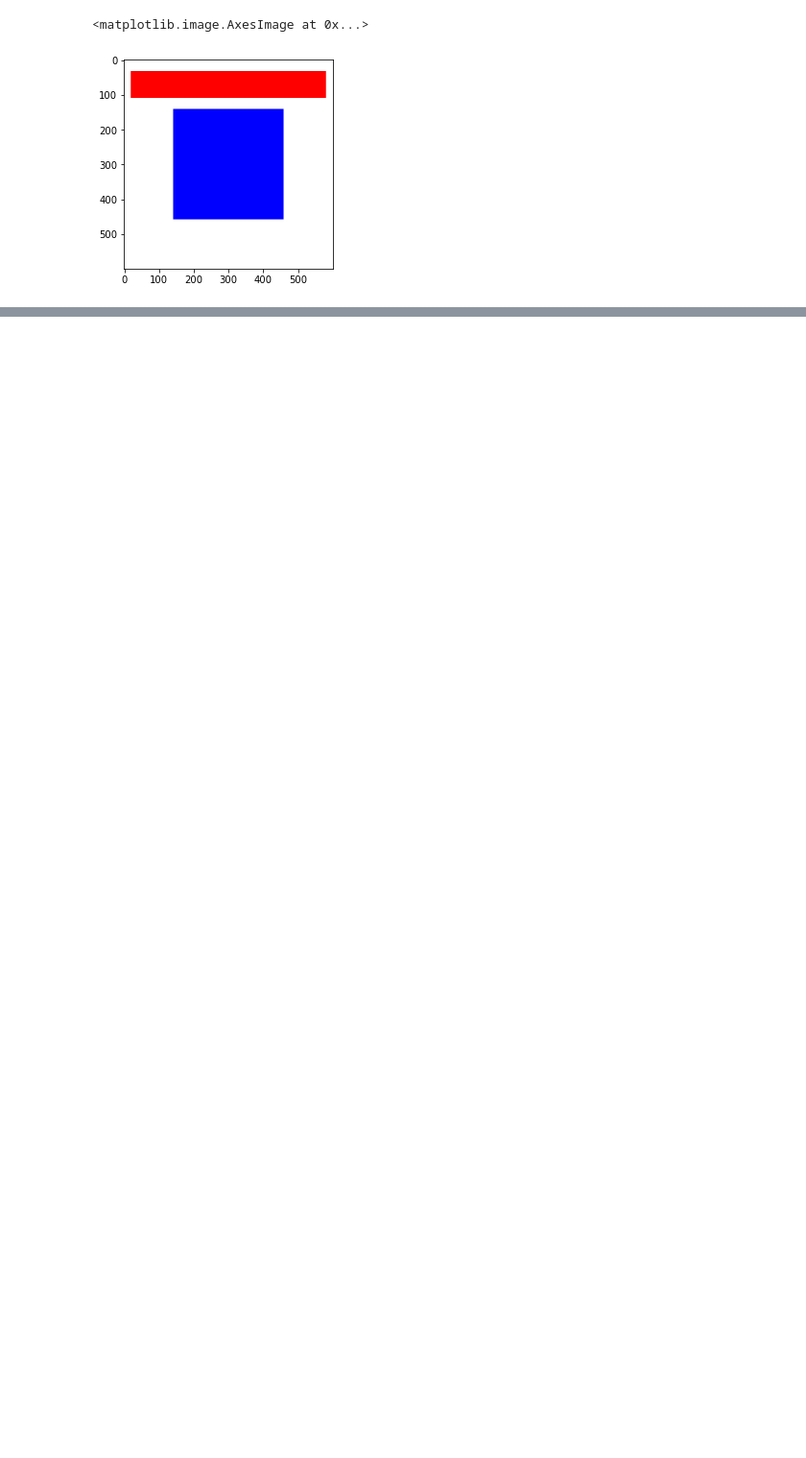
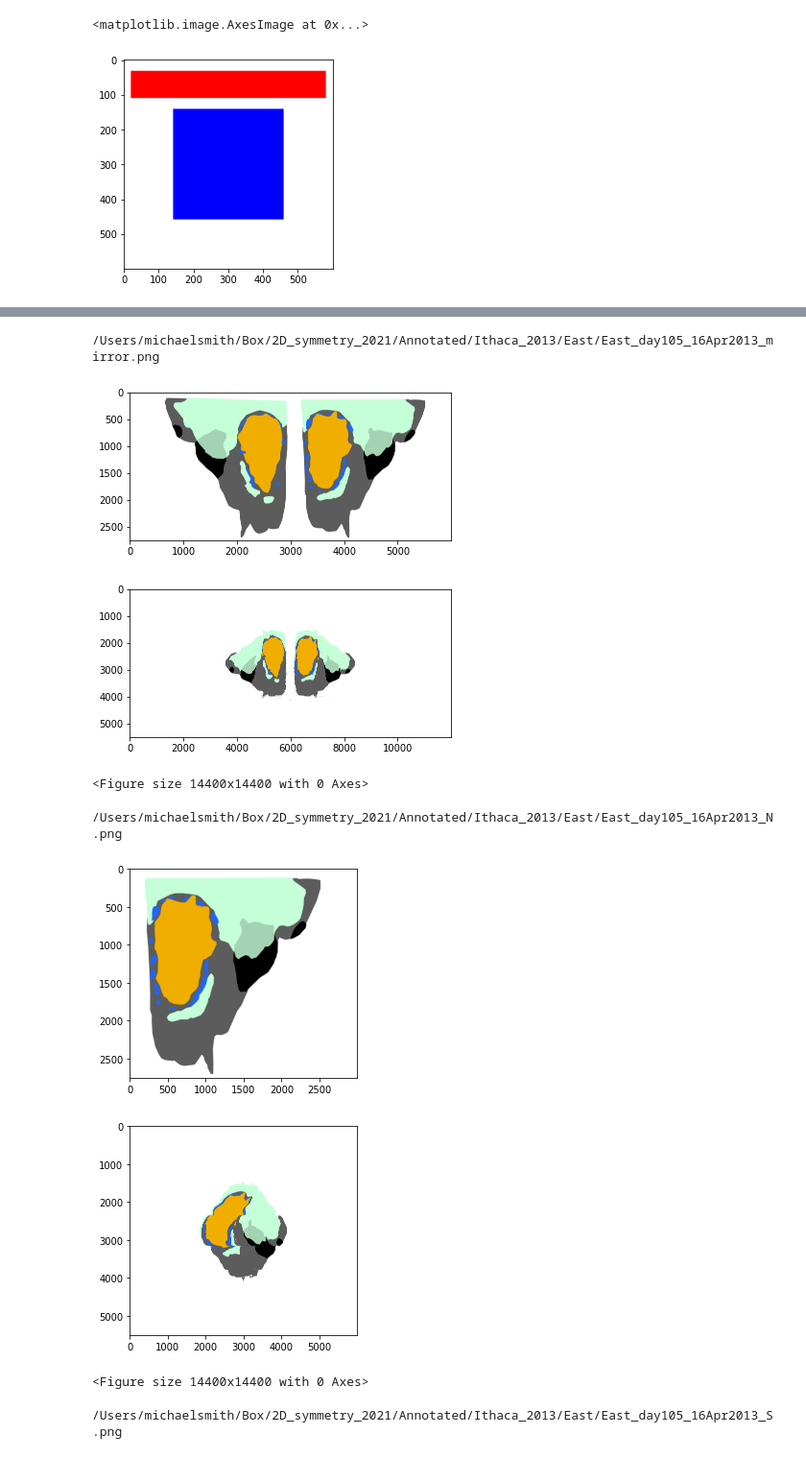
Before and after one commit to mls453/symmetry_optimizer, a Jupyter notebook: example_symmetric_shift.ipynb, the cells around one changed output, grey strips where cells are left out. Shown: that part at 96% size. Cells and saved outputs as stored; diff of their text form; code cells hidden in the pictures; blank space fills up the shorter version.

```diff
--- a/example_symmetric_shift.ipynb
+++ b/example_symmetric_shift.ipynb
@@ -20,0 +50,24 @@ plt.imshow(img_h)
+# %%
+# Trying out the symmetric shift on all the images, BEFORE they get shrunk:
+
+import glob
+
+original_images_path = '/Users/michaelsmith/Box/2D_symmetry_2021/Annotated/Ithaca_2013/*/'
+
+for file in glob.glob(original_images_path+"/*.png")[0:3]:
+    print(file)
+    img = cv2.imread(file)
+    plt.imshow(img)
+    plt.show()
+    plt.imshow(symmetric_shift(img))
+    plt.show()
+# %% [output]
+/Users/michaelsmith/Box/2D_symmetry_2021/Annotated/Ithaca_2013/East/East_day105_16Apr2013_mirror.png
+[figure, added]
+[figure, added]
+<Figure size 14400x14400 with 0 Axes>
+/Users/michaelsmith/Box/2D_symmetry_2021/Annotated/Ithaca_2013/East/East_day105_16Apr2013_N.png
+[figure, added]
+[figure, added]
+<Figure size 14400x14400 with 0 Axes>
+/Users/michaelsmith/Box/2D_symmetry_2021/Annotated/Ithaca_2013/East/East_day105_16Apr2013_S.png
```
Also changed, not shown: parts of 10 cells of this notebook, 24 other files.
